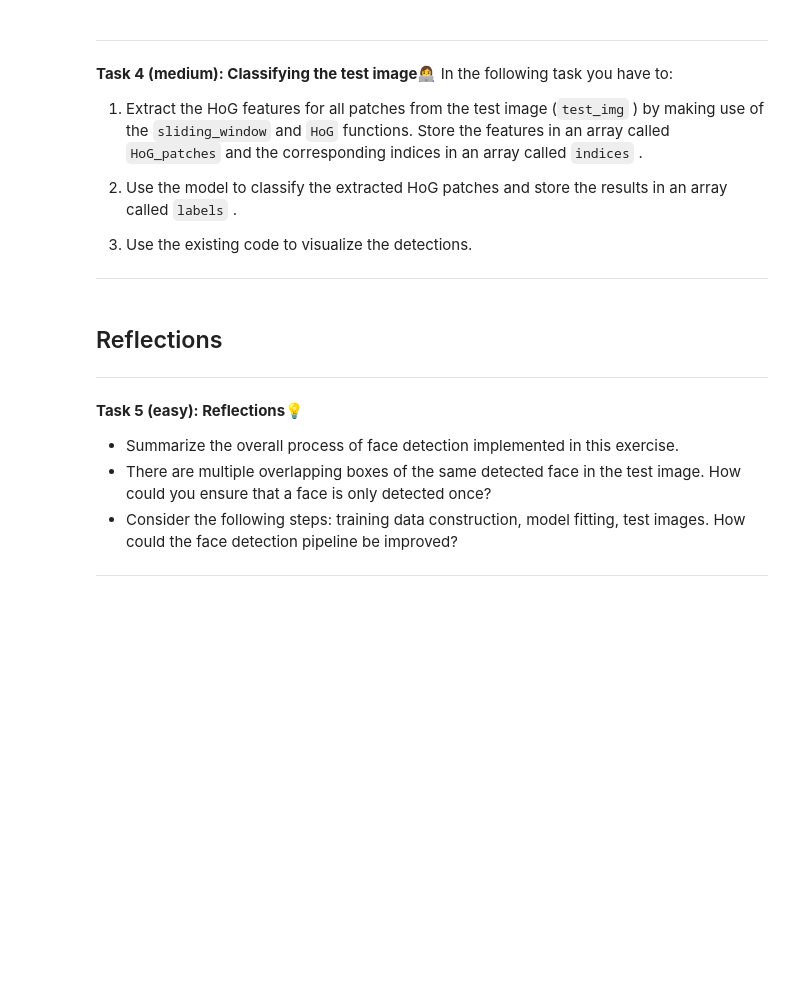
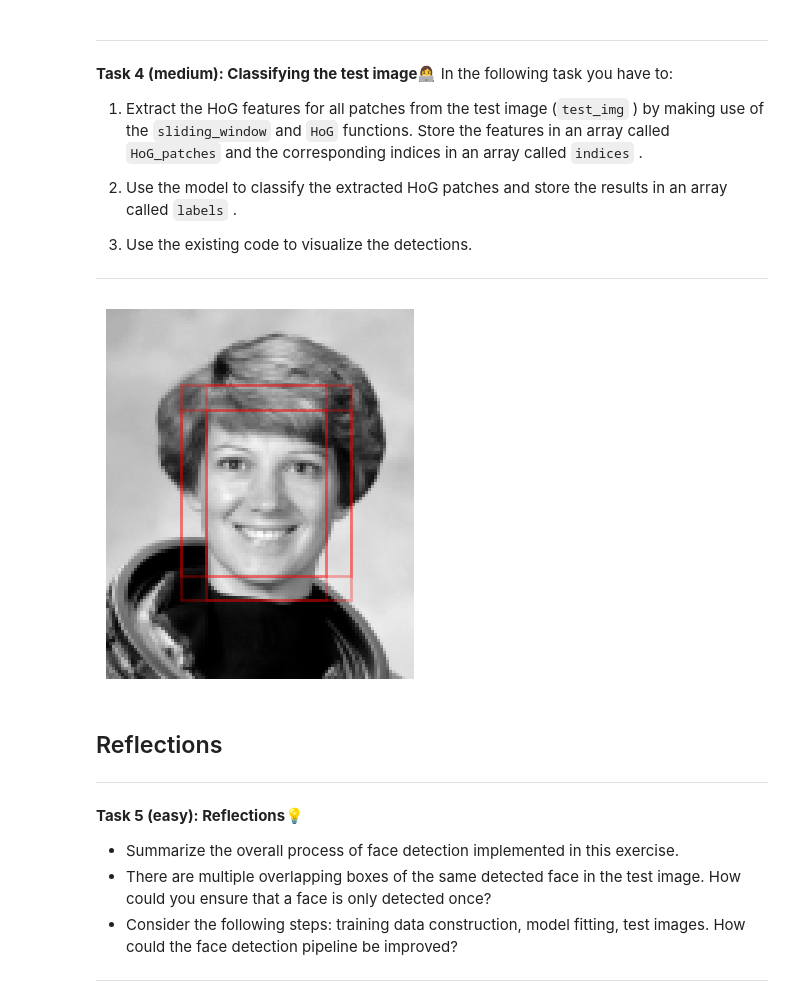
Before and after one commit to AlbertRossJoh/MLintro, a Jupyter notebook: W11/04-hog_classifier.ipynb, the cells around one changed output. Cells and saved outputs as stored; diff of their text form; code cells hidden in the pictures; blank space fills up the shorter version.

```diff
--- a/W11/04-hog_classifier.ipynb
+++ b/W11/04-hog_classifier.ipynb
@@ -207,10 +267,16 @@ print(test_img.shape)
 # Sliding Window function - Goes Over the image patch by patch
 # and computes the HoG features for each patch.
 
-def sliding_window(img, patch_size=face_images[0].shape, istep=, jstep=):
+def sliding_window(img: np.ndarray, patch_size=face_images[0].shape, istep=1, jstep=1):
+    height, lenght = patch_size
     indicies = []
     patches = []
-    ...
+    for i in range(0, img.shape[0]-height, istep):
+        for j in range(0, img.shape[1]-lenght, jstep):
+            indicies.append((i,j))
+            patch = img[i:i+height, j:j+lenght]
+            patches.append(patch)
+
     return indicies, patches
 
 # Write you code iterating over the test image here.
@@ -238,19 +304,28 @@ In the following task you have to:
 # %%
 # Apply sliding window function to test_img
 
-# Write your code here
+indices, patches = sliding_window(test_img, patch_size=face_images[0].shape, istep=8, jstep=8)
 
+HoG_patches = np.array([
+    hog(patch, orientations=8, pixels_per_cell=(8, 8), cells_per_block=(2, 2), visualize=False)
+    for patch in patches])
+labels = np.array([
+    model.predict(patch.reshape(1, -1))
+    for patch in HoG_patches
+]).flatten()
 
 # Visualize the detections
 fig, ax = plt.subplots()
 ax.imshow(test_img, cmap='gray')
 ax.axis('off')
 
 Ni, Nj = face_images[0].shape
 indices = np.array(indices)
 
 for i, j in indices[labels == 1]:
     ax.add_patch(plt.Rectangle((j, i), Nj, Ni, edgecolor='red', alpha=0.3, lw=2, facecolor='none'))
+# %% [output]
+[figure, added]
 # %% [markdown]
 ## Reflections
 
```
Also changed, not shown: parts of 9 cells of this notebook.
